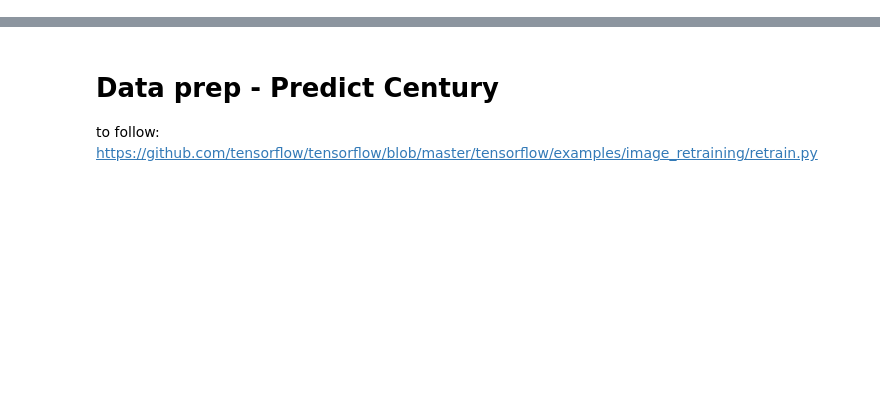
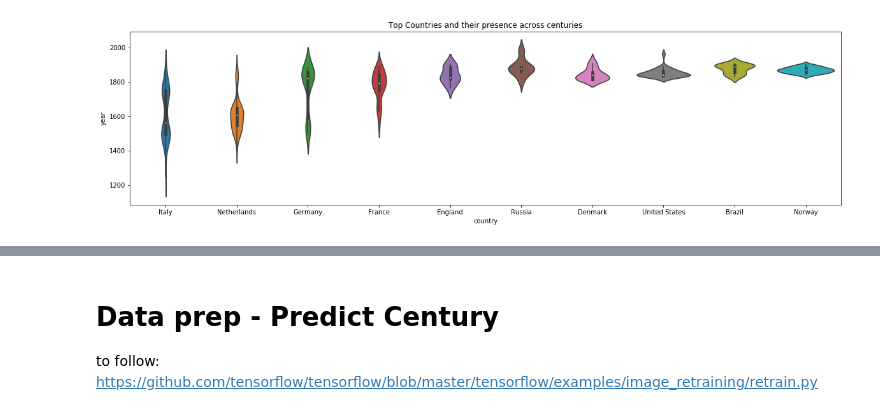
Before and after one commit to bernardoff/ML-Lab, a Jupyter notebook: Paintings Analysis.ipynb, the cells around one changed output, grey strips where cells are left out. Cells and saved outputs as stored; diff of their text form; code cells hidden in the pictures; blank space fills up the shorter version.

```diff
--- a/Paintings Analysis.ipynb
+++ b/Paintings Analysis.ipynb
@@ -427,0 +139,11 @@ century_count.plot.barh(title='Total paintings per Country')
+# %%
+# Violin plot -
+dims = (20, 5)
+
+plt.subplots(figsize = dims)
+sns.violinplot(x=paintings_df[paintings_df['country'].isin(top_countries)].country
+               , y=pd.to_numeric(paintings_df[paintings_df['country'].isin(top_countries)].year)
+               ).set_title('Top Countries and their presence across centuries')
+plt.show()
+# %% [output]
+[figure, added]
```
Also changed, not shown: parts of 45 cells of this notebook, 1 other file.
